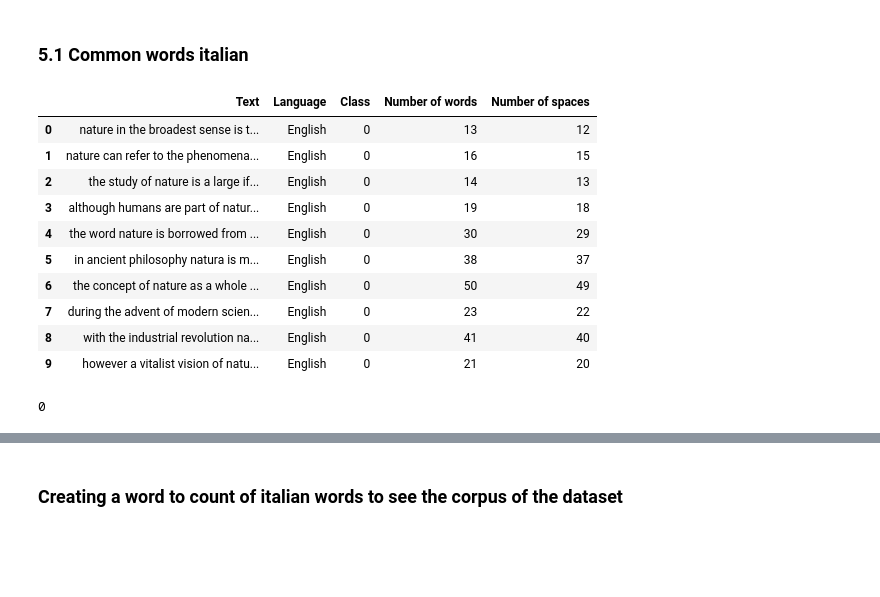
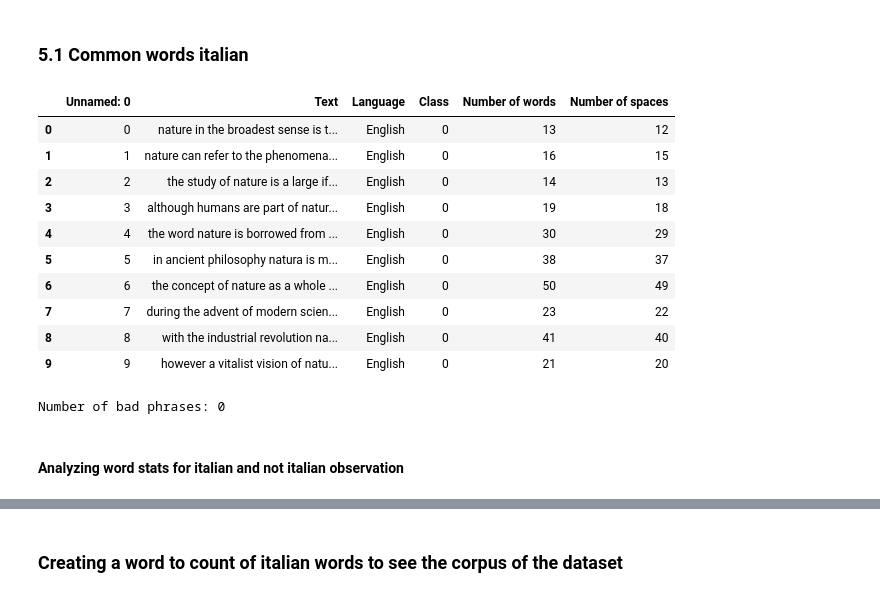
Before and after one commit to magicWiss/Language-Detection, a Jupyter notebook: notebooks/Profiling/Profiling.ipynb, the cells around one changed output, grey strips where cells are left out. Saved outputs shown, nothing was run; the diff lists cells and outputs as text; code cells hidden in the pictures; blank space fills up the shorter version.

```diff
--- a/notebooks/Profiling/Profiling.ipynb
+++ b/notebooks/Profiling/Profiling.ipynb
@@ -217,6 +236,7 @@ def get_mean_len(elements):
     return sum_lenghts/N
 # %%
 def count_words(e):
+    e=str(e)
     words=e.split(' ')
     if words[0]=='':
         return len(words)-1
@@ -224,24 +244,27 @@ def count_words(e):
 # %%
 def count_spaces(e):
     count=0
+    e=str(e)
     for i in e:
         if i==' ':
             count+=1
     return count
 # %%
+#reading the dataset
+paresed_dataset=pd.read_csv('..\\..\\Dataset\\Lang_det_parsed.csv')
+
 paresed_dataset['Number of words']=paresed_dataset['Text'].apply(count_words)
 paresed_dataset['Number of spaces']=paresed_dataset['Text'].apply(count_spaces)
-paresed_dataset.to_csv('..\\..\\Dataset\\Lang_det_parsed.csv')
 paresed_dataset.head(10)
 # %% [output]
-|  | Text | Language | Class | Number of words | Number of spaces |
-| 0 | nature in the broadest sense is t... | English | 0 | 13 | 12 |
-| 1 | nature can refer to the phenomena... | English | 0 | 16 | 15 |
-| 2 | the study of nature is a large if... | English | 0 | 14 | 13 |
-| 3 | although humans are part of natur... | English | 0 | 19 | 18 |
-| 4 | the word nature is borrowed from ... | English | 0 | 30 | 29 |
-| 5 | in ancient philosophy natura is m... | English | 0 | 38 | 37 |
-| 6 | the concept of nature as a whole ... | English | 0 | 50 | 49 |
-| 7 | during the advent of modern scien... | English | 0 | 23 | 22 |
-| 8 | with the industrial revolution na... | English | 0 | 41 | 40 |
-| 9 | however a vitalist vision of natu... | English | 0 | 21 | 20 |
+|  | Unnamed: 0 | Text | Language | Class | Number of words | Number of spaces |
+| 0 | 0 | nature in the broadest sense is t... | English | 0 | 13 | 12 |
+| 1 | 1 | nature can refer to the phenomena... | English | 0 | 16 | 15 |
+| 2 | 2 | the study of nature is a large if... | English | 0 | 14 | 13 |
+| 3 | 3 | although humans are part of natur... | English | 0 | 19 | 18 |
+| 4 | 4 | the word nature is borrowed from ... | English | 0 | 30 | 29 |
+| 5 | 5 | in ancient philosophy natura is m... | English | 0 | 38 | 37 |
+| 6 | 6 | the concept of nature as a whole ... | English | 0 | 50 | 49 |
+| 7 | 7 | during the advent of modern scien... | English | 0 | 23 | 22 |
+| 8 | 8 | with the industrial revolution na... | English | 0 | 41 | 40 |
+| 9 | 9 | however a vitalist vision of natu... | English | 0 | 21 | 20 |
@@ -248,10 +277,13 @@ paresed_dataset.head(10)
 # %%
+#checking if the data is consistant (number of spaces=number of words -1)
 paresed_dataset['Good_Text']=np.where(paresed_dataset['Number of words']== paresed_dataset['Number of spaces']+1, 1, 0)
 bad_data=paresed_dataset.loc[paresed_dataset['Good_Text'] == 0]
-print(bad_data.shape[0])
+print('Number of bad phrases:',bad_data.shape[0])
 #there is no bad text in the parsed datasource
 # %% [output]
-0
+Number of bad phrases: 0
+# %% [markdown]
+#### Analyzing word stats for italian and not italian observation
 # %%
 #AVG word length of italian texet
 italian_avg_words4entry=paresed_dataset[paresed_dataset['Class']==1]['Number of words'].mean()
```
Also changed, not shown: parts of 23 cells of this notebook, 15 other files.
